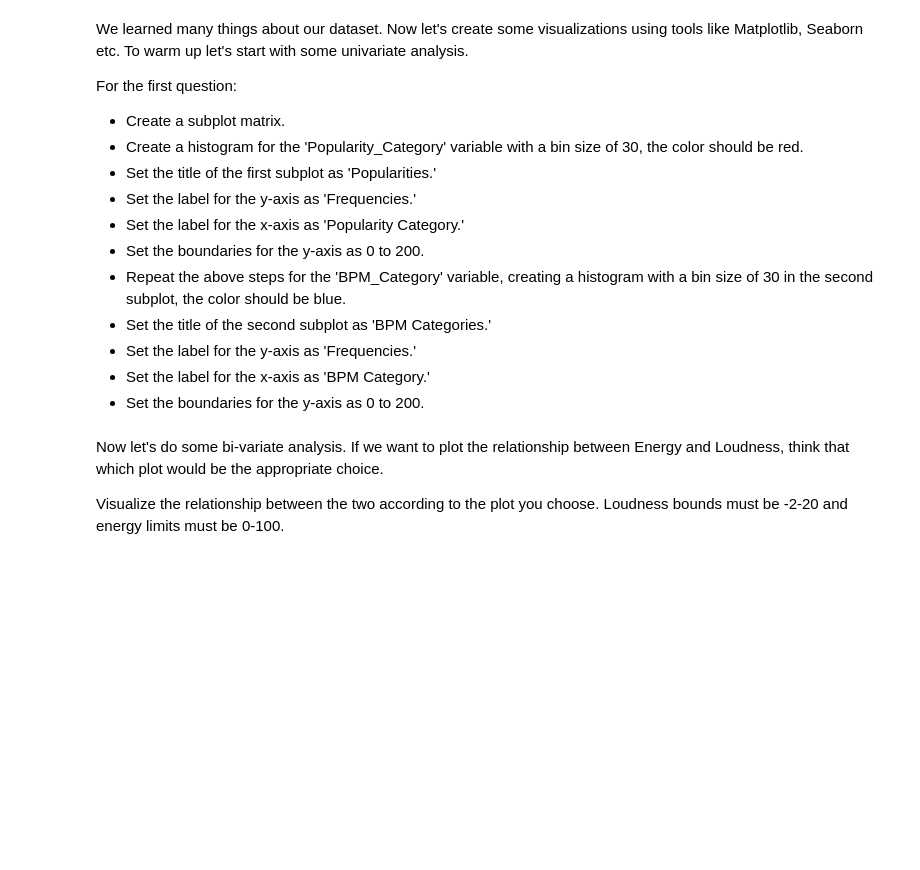
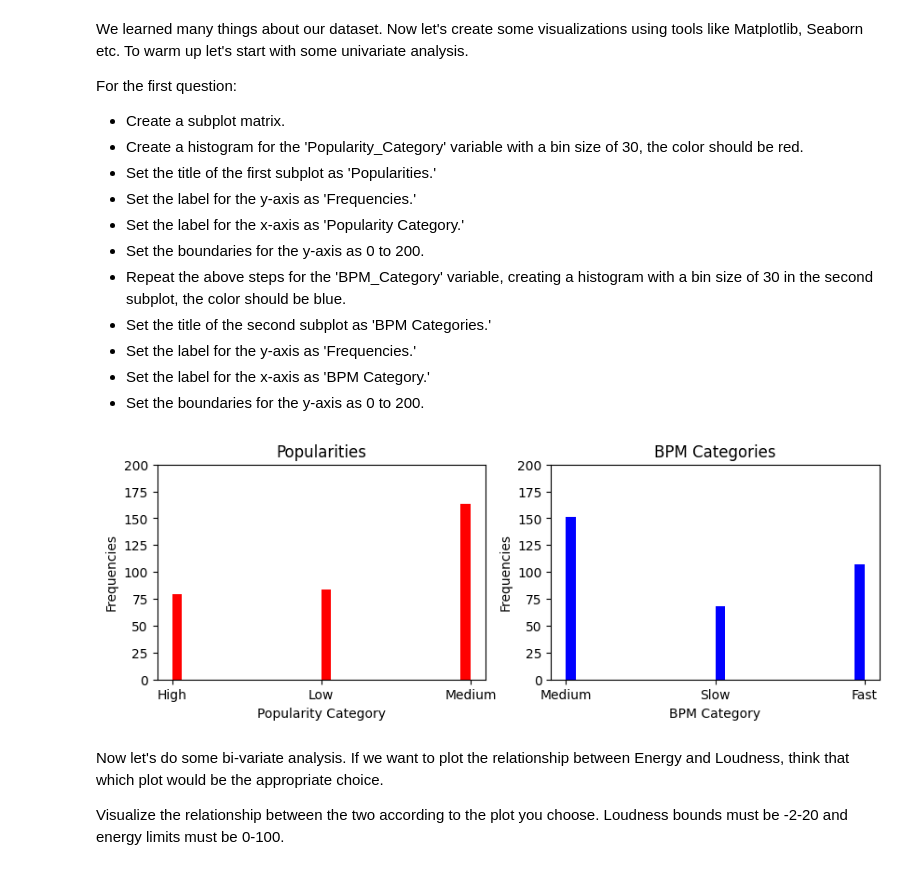
Before and after one commit to firatbatar/SU-Undergraduate-CS210, a Jupyter notebook: Homeworks/HW1/CS210 - Homework 1 - Spotify Playlist Analysis.ipynb, the cells around one changed output. Cells and saved outputs as stored; diff of their text form; code cells hidden in the pictures; blank space fills up the shorter version.

Commit message:
Started plotting

```diff
--- a/Homeworks/HW1/CS210 - Homework 1 - Spotify Playlist Analysis.ipynb
+++ b/Homeworks/HW1/CS210 - Homework 1 - Spotify Playlist Analysis.ipynb
@@ -287,6 +287,25 @@ For the first question:
 - Set the boundaries for the y-axis as 0 to 200.
 # %%
 #2pts
+%matplotlib inline
+
+fig, axs = plt.subplots(1, 2, figsize=(10, 3))
+axs[0].hist(popularity_category, bins=30, color="#f00")
+axs[1].hist(bpm_category, bins=30, color="#00f")
+
+axs[0].set_xlabel("Popularity Category")
+axs[0].set_ylabel("Frequencies")
+axs[0].set_title("Popularities")
+axs[0].set_ylim(0, 200)
+
+axs[1].set_xlabel("BPM Category")
+axs[1].set_ylabel("Frequencies")
+axs[1].set_title("BPM Categories")
+axs[1].set_ylim(0, 200)
+
+plt.show()
+# %% [output]
+[figure, added]
 # %% [markdown]
 Now let's do some bi-variate analysis. If we want to plot the relationship between Energy and Loudness, think that which plot would be the appropriate choice.
 
```
Also changed, not shown: parts of 3 cells of this notebook.
